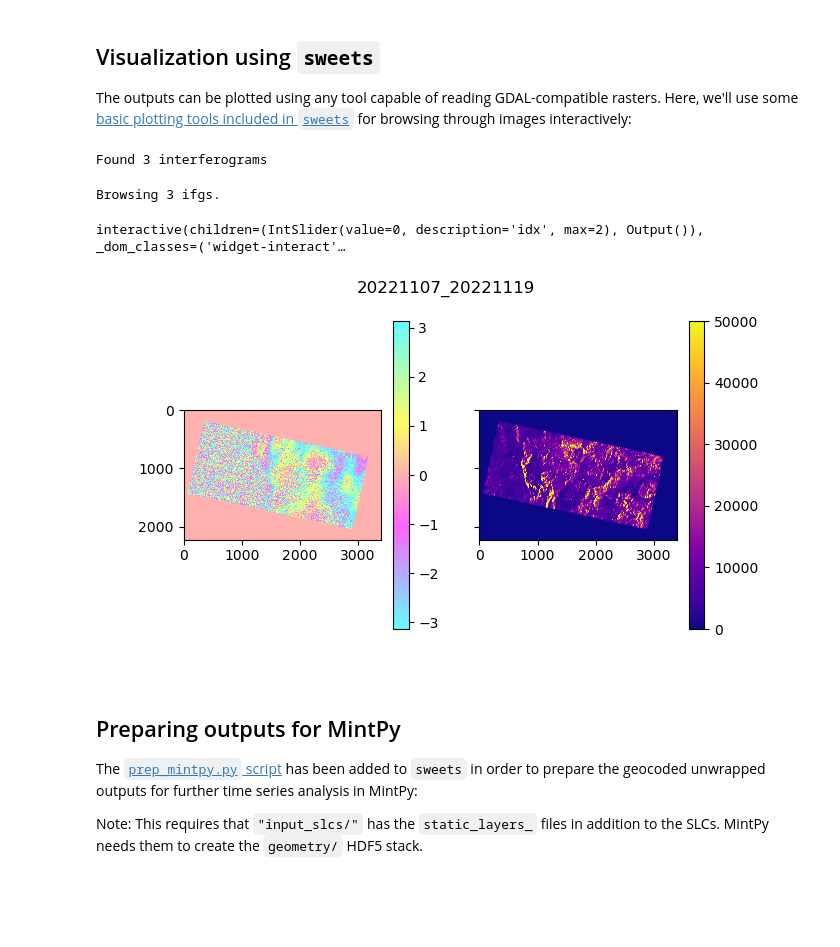
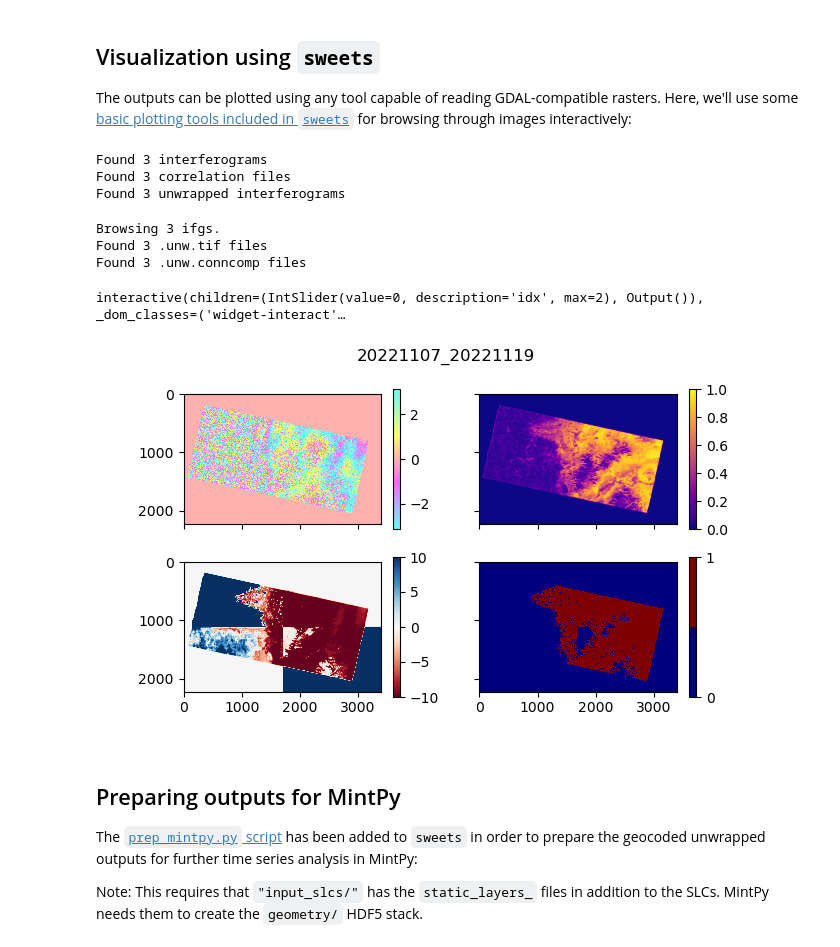
Before and after one commit to isce-framework/dolphin, a Jupyter notebook: docs/notebooks/walkthrough-basic.ipynb, the cells around one changed output. Drawn from its saved outputs; the diff is of its cells as text; code cells hidden in the pictures; blank space fills up the shorter version.

Commit message:
more plotting unws

```diff
--- a/docs/notebooks/walkthrough-basic.ipynb
+++ b/docs/notebooks/walkthrough-basic.ipynb
@@ -272,16 +272,34 @@ Here, we'll use some [basic plotting tools included in `sweets`](https://github.
 # %%
 file_list = sorted(Path("interferograms/stitched/").glob("*.int"))
 print(f"Found {len(file_list)} interferograms")
+
+cor_list = sorted(Path("interferograms/stitched/").glob("*.cor"))
+print(f"Found {len(file_list)} correlation files")
+
+unw_list = sorted(Path("unwrapped/").glob("*.unw.tif"))
+print(f"Found {len(file_list)} unwrapped interferograms")
+
+conncomp_list = sorted(Path("unwrapped/").glob("*.unw.conncomp"))
 # %% [output]
 Found 3 interferograms
+Found 3 correlation files
+Found 3 unwrapped interferograms
 # %%
 # requires matplotlib and jupyter-widgets to be installed: https://ipywidgets.readthedocs.io/en/latest/
 %matplotlib widget
 import sweets.plotting
 
 
-sweets.plotting.browse_ifgs(file_list=file_list, vm_cor=50_000)
+sweets.plotting.browse_ifgs(
+    file_list=file_list,
+    cor_list=cor_list,
+    unw_list=unw_list,
+    conncomp_list=conncomp_list,
+    vm_cor=1,
+)
 # %% [output]
 Browsing 3 ifgs.
+Found 3 .unw.tif files
+Found 3 .unw.conncomp files
 interactive(children=(IntSlider(value=0, description='idx', max=2), Output()), _dom_classes=('widget-interact'…
-[figure, old version]
+[figure, new version]
```
Also changed, not shown: parts of 1 cell of this notebook.
